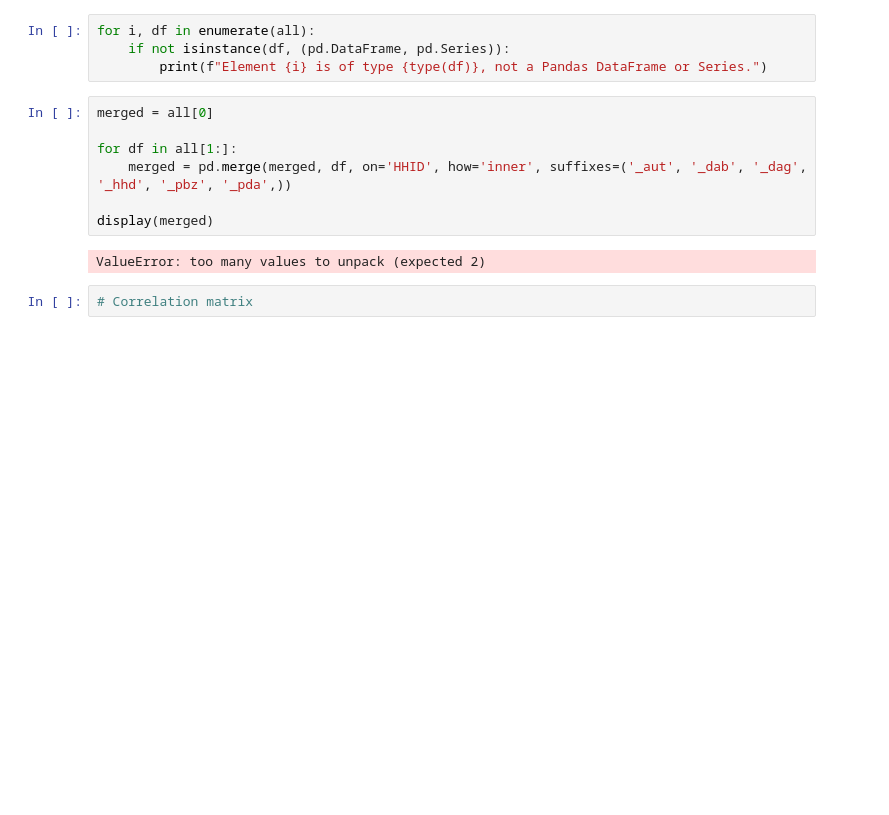
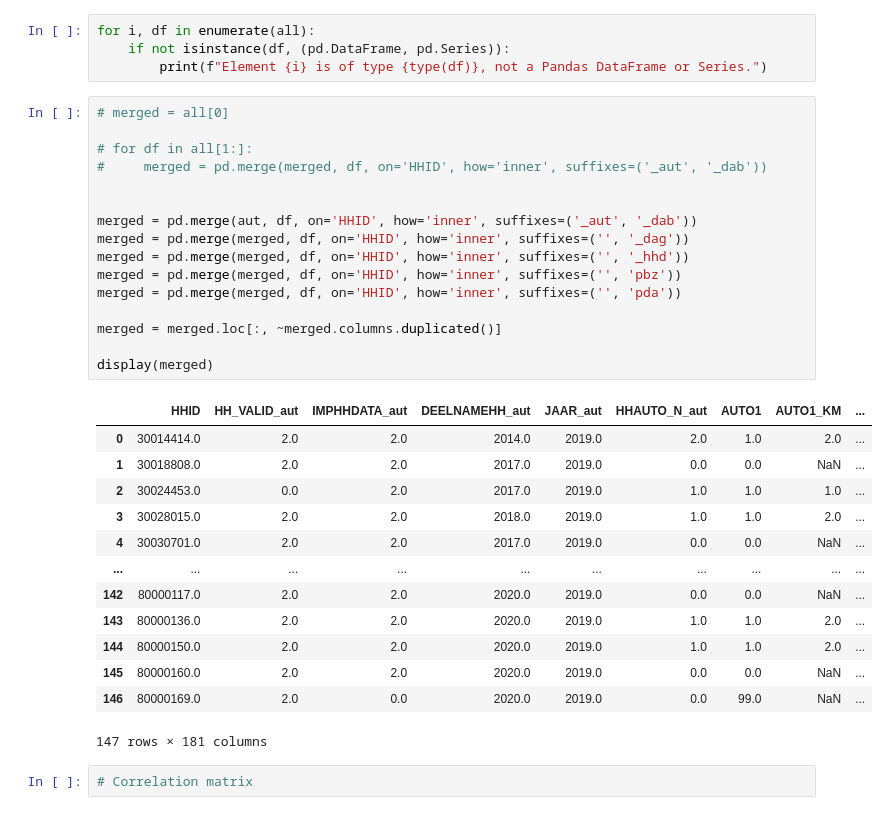
Before and after one commit to martynapiskorz/carn-t, a Jupyter notebook: MPN By wave/Y 20/mpn_20.ipynb, the cells around one changed output. Saved outputs shown, nothing was run; the diff lists cells and outputs as text; blank space fills up the shorter version.

```diff
--- a/MPN By wave/Y 20/mpn_20.ipynb
+++ b/MPN By wave/Y 20/mpn_20.ipynb
@@ -139,14 +136,35 @@ all = [aut, dab, dag, hhd, pbz, pda]
 for i, df in enumerate(all):
     if not isinstance(df, (pd.DataFrame, pd.Series)):
         print(f"Element {i} is of type {type(df)}, not a Pandas DataFrame or Series.")
-# %%
-merged = all[0]
-
-for df in all[1:]:
-    merged = pd.merge(merged, df, on='HHID', how='inner', suffixes=('_aut', '_dab', '_dag', '_hhd', '_pbz', '_pda',))
-
-display(merged)
-# %% [output]
-ValueError: too many values to unpack (expected 2)
+# %%
+# merged = all[0]
+
+# for df in all[1:]:
+#     merged = pd.merge(merged, df, on='HHID', how='inner', suffixes=('_aut', '_dab'))
+
+
+merged = pd.merge(aut, df, on='HHID', how='inner', suffixes=('_aut', '_dab'))
+merged = pd.merge(merged, df, on='HHID', how='inner', suffixes=('', '_dag'))
+merged = pd.merge(merged, df, on='HHID', how='inner', suffixes=('', '_hhd'))
+merged = pd.merge(merged, df, on='HHID', how='inner', suffixes=('', 'pbz'))
+merged = pd.merge(merged, df, on='HHID', how='inner', suffixes=('', 'pda'))
+
+merged = merged.loc[:, ~merged.columns.duplicated()]
+
+display(merged)
+# %% [output]
+|  | HHID | HH_VALID_aut | IMPHHDATA_aut | DEELNAMEHH_aut | JAAR_aut | HHAUTO_N_aut | AUTO1 | AUTO1_KM | ... |
+| 0 | 30014414.0 | 2.0 | 2.0 | 2014.0 | 2019.0 | 2.0 | 1.0 | 2.0 | ... |
+| 1 | 30018808.0 | 2.0 | 2.0 | 2017.0 | 2019.0 | 0.0 | 0.0 | NaN | ... |
+| 2 | 30024453.0 | 0.0 | 2.0 | 2017.0 | 2019.0 | 1.0 | 1.0 | 1.0 | ... |
+| 3 | 30028015.0 | 2.0 | 2.0 | 2018.0 | 2019.0 | 1.0 | 1.0 | 2.0 | ... |
+| 4 | 30030701.0 | 2.0 | 2.0 | 2017.0 | 2019.0 | 0.0 | 0.0 | NaN | ... |
+| ... | ... | ... | ... | ... | ... | ... | ... | ... | ... |
+| 142 | 80000117.0 | 2.0 | 2.0 | 2020.0 | 2019.0 | 0.0 | 0.0 | NaN | ... |
+| 143 | 80000136.0 | 2.0 | 2.0 | 2020.0 | 2019.0 | 1.0 | 1.0 | 2.0 | ... |
+| 144 | 80000150.0 | 2.0 | 2.0 | 2020.0 | 2019.0 | 1.0 | 1.0 | 2.0 | ... |
+| 145 | 80000160.0 | 2.0 | 2.0 | 2020.0 | 2019.0 | 0.0 | 0.0 | NaN | ... |
+| 146 | 80000169.0 | 2.0 | 0.0 | 2020.0 | 2019.0 | 0.0 | 99.0 | NaN | ... |
+147 rows × 181 columns
 # %%
 # Correlation matrix
```
Also changed, not shown: parts of 2 cells of this notebook.
